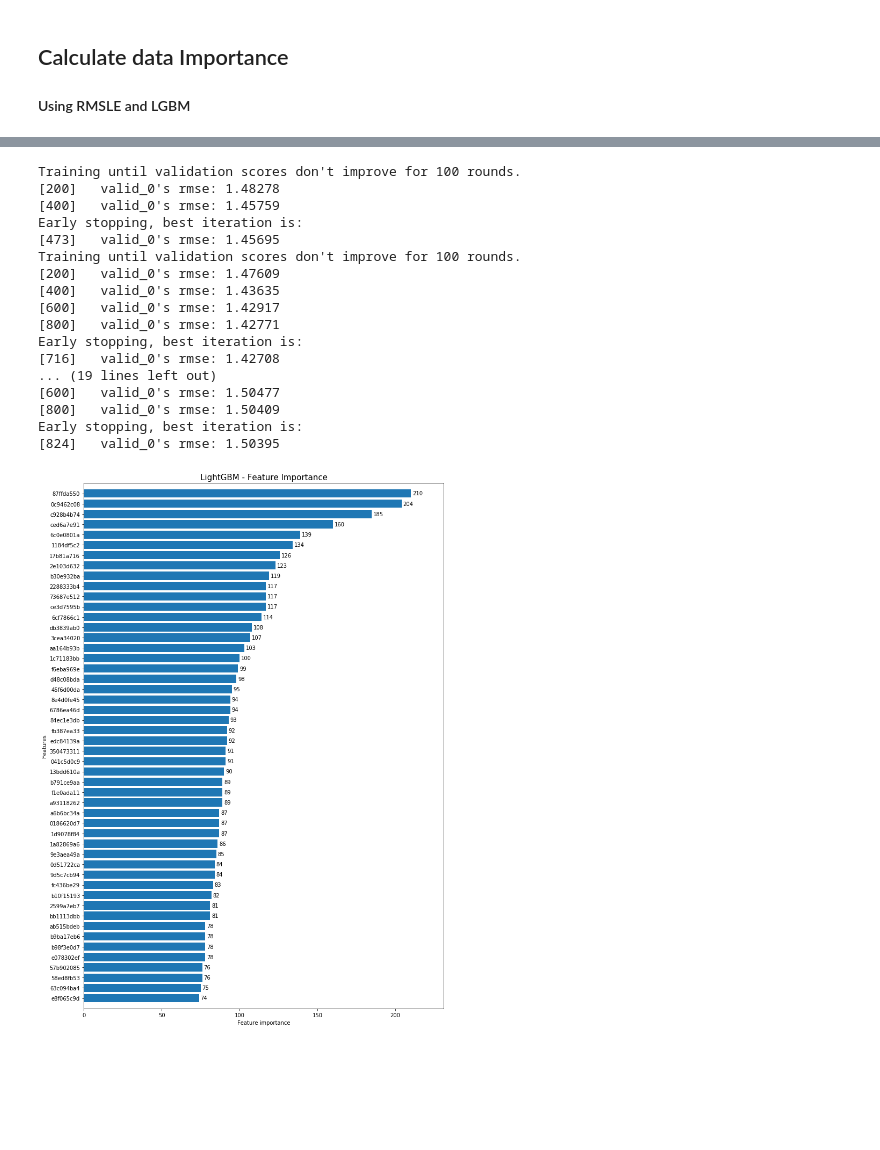
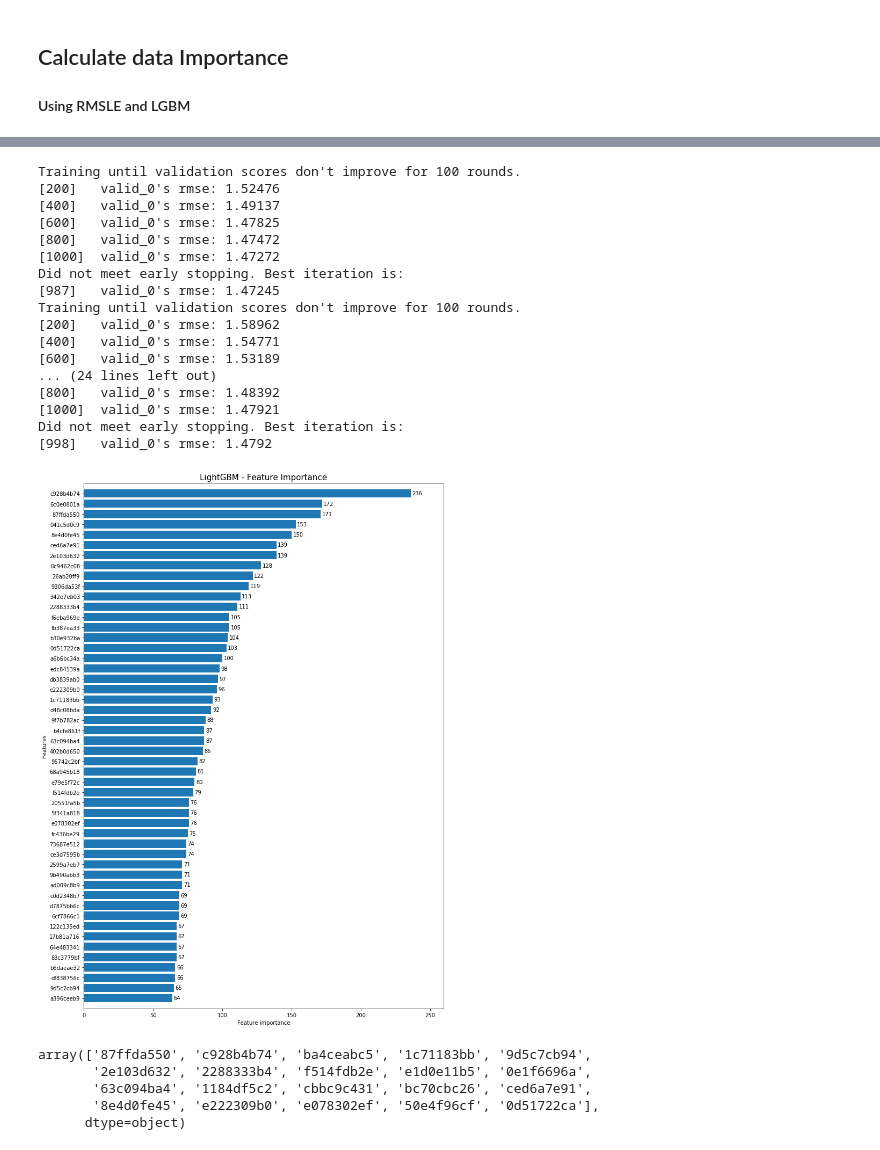
Before and after one commit to ykwen/kaggle_santander_value, a Jupyter notebook: data_analysis.ipynb, the cells around one changed output, grey strips where cells are left out. Cells and saved outputs as stored; diff of their text form; code cells hidden in the pictures; blank space fills up the shorter version.

```diff
--- a/data_analysis.ipynb
+++ b/data_analysis.ipynb
@@ -153,19 +153,10 @@ test_x = test[test.columns.tolist()[1:]]
 # %%
-from sklearn import ensemble
-
 # Use RMSLE to analysis the feature importance from the log target value
 model = ensemble.ExtraTreesRegressor(n_estimators=200, max_depth=20, max_features=0.5, n_jobs=-1, random_state=0)
-model.fit(train_x, train_y)
+model.fit(x_train, y_train)
 
-## plot the importances ##
-feat_names = train_x.columns.values
+# Visualization
+features = x_train.columns.values
 importances = model.feature_importances_
 std = np.std([tree.feature_importances_ for tree in model.estimators_], axis=0)
-indices = np.argsort(importances)[::-1][:20]
-
-plt.figure(figsize=(12,12))
-plt.title("Feature importances")
-plt.bar(range(len(indices)), importances[indices], color="r", yerr=std[indices], align="center")
-plt.xticks(range(len(indices)), feat_names[indices], rotation='vertical')
-plt.xlim([-1, len(indices)])
-plt.show()
+indx = np.argsort(importances)[::-1][:20]
@@ -196,38 +191,43 @@ def run_lgb(train_X, train_y, val_X, val_y, test_X):
 # %%
 # Use KFold cross validation and average prediction of the test set
-kf = model_selection.KFold(n_splits=5, shuffle=True, random_state=2017)
-pred_test_full = 0
-for dev_index, val_index in kf.split(train_x):
-    dev_X, val_X = train_x.loc[dev_index,:], train_x.loc[val_index,:]
-    dev_y, val_y = train_y[dev_index], train_y[val_index]
-    pred_test, model, evals_result = run_lgb(dev_X, dev_y, val_X, val_y, test_x)
-    pred_test_full += pred_test
-pred_test_full /= 5.
-pred_test_full = np.expm1(pred_test_full)
+split = 5
+kf = model_selection.KFold(n_splits=split, shuffle=True, random_state=42)
+for t_idx, v_idx in kf.split(x_train):
+    t_x, v_x = x_train.loc[t_idx,:], x_train.loc[v_idx,:]
+    t_y, v_y = y_train[t_idx], y_train[v_idx]
+    model = lgb_model(t_x, v_x, t_y, v_y)
 # %% [output]
 Training until validation scores don't improve for 100 rounds.
-[200]   valid_0's rmse: 1.48278
-[400]   valid_0's rmse: 1.45759
-Early stopping, best iteration is:
-[473]   valid_0's rmse: 1.45695
+[200]   valid_0's rmse: 1.52476
+[400]   valid_0's rmse: 1.49137
+[600]   valid_0's rmse: 1.47825
+[800]   valid_0's rmse: 1.47472
+[1000]  valid_0's rmse: 1.47272
+Did not meet early stopping. Best iteration is:
+[987]   valid_0's rmse: 1.47245
 Training until validation scores don't improve for 100 rounds.
-[200]   valid_0's rmse: 1.47609
-[400]   valid_0's rmse: 1.43635
-[600]   valid_0's rmse: 1.42917
-[800]   valid_0's rmse: 1.42771
-Early stopping, best iteration is:
-[716]   valid_0's rmse: 1.42708
-... (19 lines left out)
-[600]   valid_0's rmse: 1.50477
-[800]   valid_0's rmse: 1.50409
-Early stopping, best iteration is:
-[824]   valid_0's rmse: 1.50395
+[200]   valid_0's rmse: 1.58962
+[400]   valid_0's rmse: 1.54771
+[600]   valid_0's rmse: 1.53189
+... (24 lines left out)
+[800]   valid_0's rmse: 1.48392
+[1000]  valid_0's rmse: 1.47921
+Did not meet early stopping. Best iteration is:
+[998]   valid_0's rmse: 1.4792
 # %%
-### Feature Importance ###
-fig, ax = plt.subplots(figsize=(12,18))
-lgb.plot_importance(model, max_num_features=50, height=0.8, ax=ax)
-ax.grid(False)
+# Plot Feature Importances
+fig, axes = plt.subplots(figsize=(12,18))
+lgb.plot_importance(model, max_num_features=50, height=0.8, ax=axes)
+axes.grid(False)
 plt.title("LightGBM - Feature Importance", fontsize=15)
 plt.show()
 # %% [output]
-[figure, old version]
+[figure, new version]
+# %%
+features[np.argsort(importances)[::-1][:20]]
+# %% [output]
+array(['87ffda550', 'c928b4b74', 'ba4ceabc5', '1c71183bb', '9d5c7cb94',
+       '2e103d632', '2288333b4', 'f514fdb2e', 'e1d0e11b5', '0e1f6696a',
+       '63c094ba4', '1184df5c2', 'cbbc9c431', 'bc70cbc26', 'ced6a7e91',
+       '8e4d0fe45', 'e222309b0', 'e078302ef', '50e4f96cf', '0d51722ca'],
+      dtype=object)
```
Also changed, not shown: parts of 9 cells of this notebook, 2 other files.
